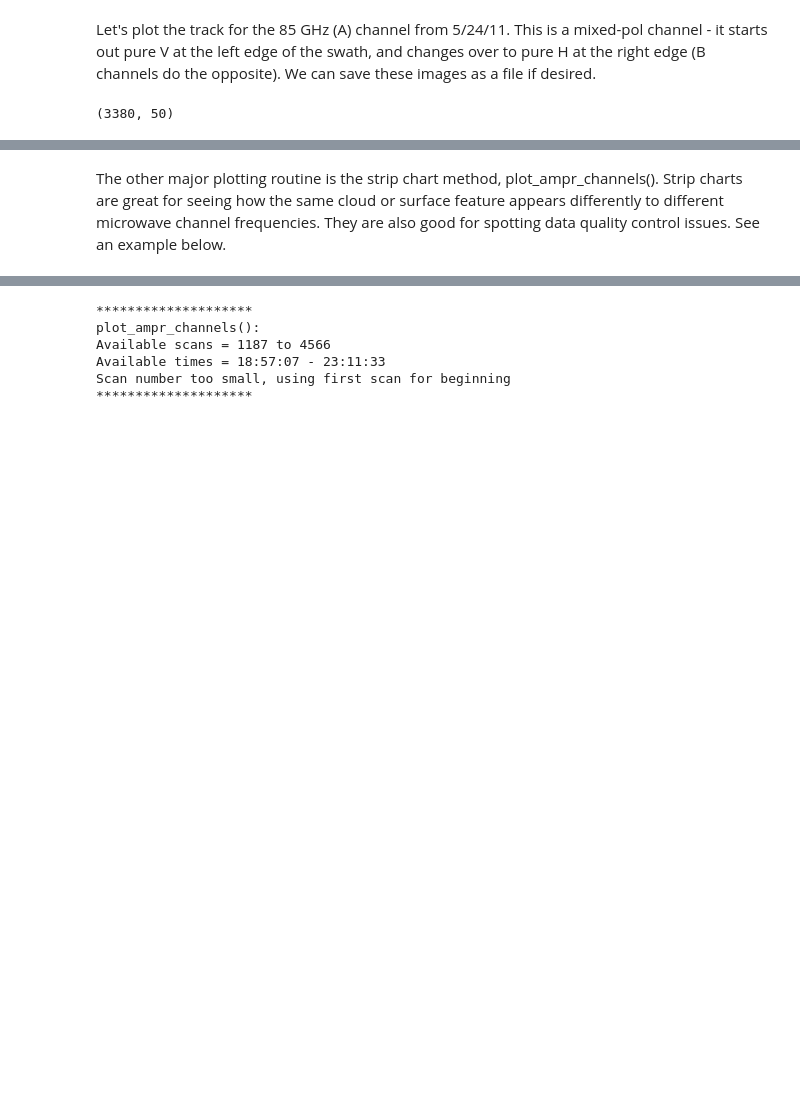
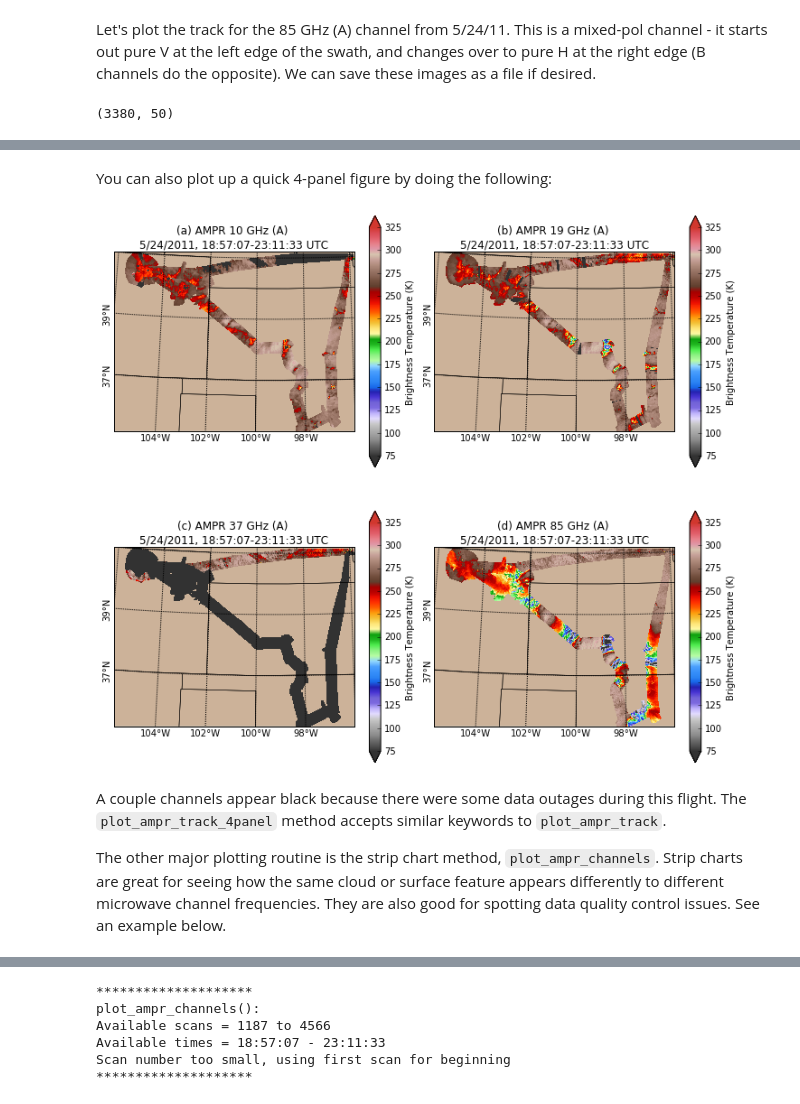
Before and after one commit to nasa/PyAMPR, a Jupyter notebook: notebooks/PyAMPR_Demo.ipynb, the cells around one changed output, grey strips where cells are left out. Drawn from its saved outputs; the diff is of its cells as text; code cells hidden in the pictures; blank space fills up the shorter version.

```diff
--- a/notebooks/PyAMPR_Demo.ipynb
+++ b/notebooks/PyAMPR_Demo.ipynb
@@ -142,5 +124,13 @@ Available times = 18:57:07 - 23:11:33
+# %% [markdown]
+You can also plot up a quick 4-panel figure by doing the following:
+# %%
+mc3e_data['20110524'].plot_ampr_track_4panel(chan='a')
+# %% [output]
+[figure, added]
 # %% [markdown]
-The other major plotting routine is the strip chart method, plot_ampr_channels(). Strip charts are great for seeing how the same cloud or surface feature appears differently to different microwave channel frequencies. They are also good for spotting data quality control issues. See an example below.
+A couple channels appear black because there were some data outages during this flight. The `plot_ampr_track_4panel` method accepts similar keywords to `plot_ampr_track`.
+
+The other major plotting routine is the strip chart method, `plot_ampr_channels`. Strip charts are great for seeing how the same cloud or surface feature appears differently to different microwave channel frequencies. They are also good for spotting data quality control issues. See an example below.
 # %%
 mc3e_data['20110524'].plot_ampr_channels(save='channels.png', cmap='CMRmap')
 # %% [output]
```
Also changed, not shown: parts of 23 cells of this notebook, 5 other files.
